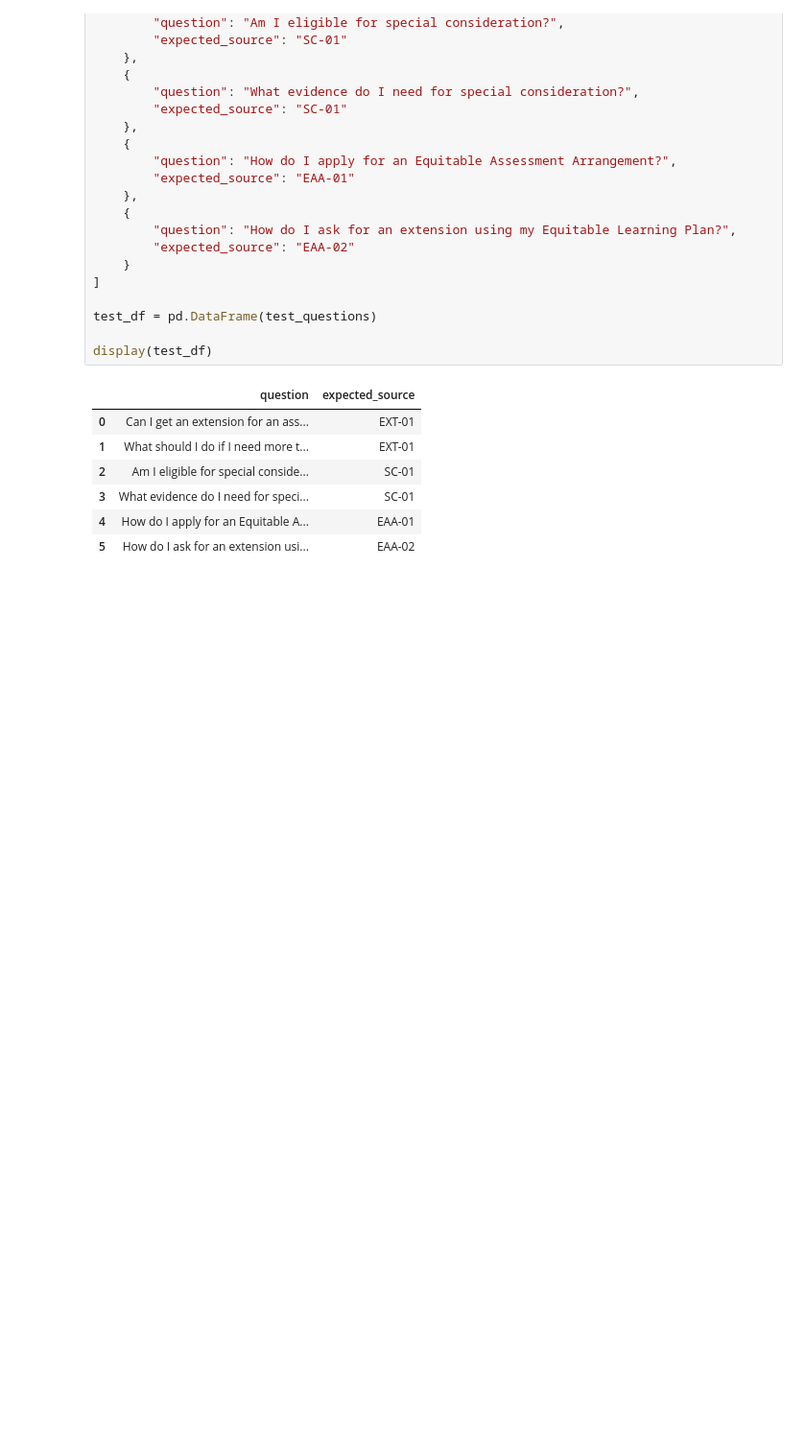
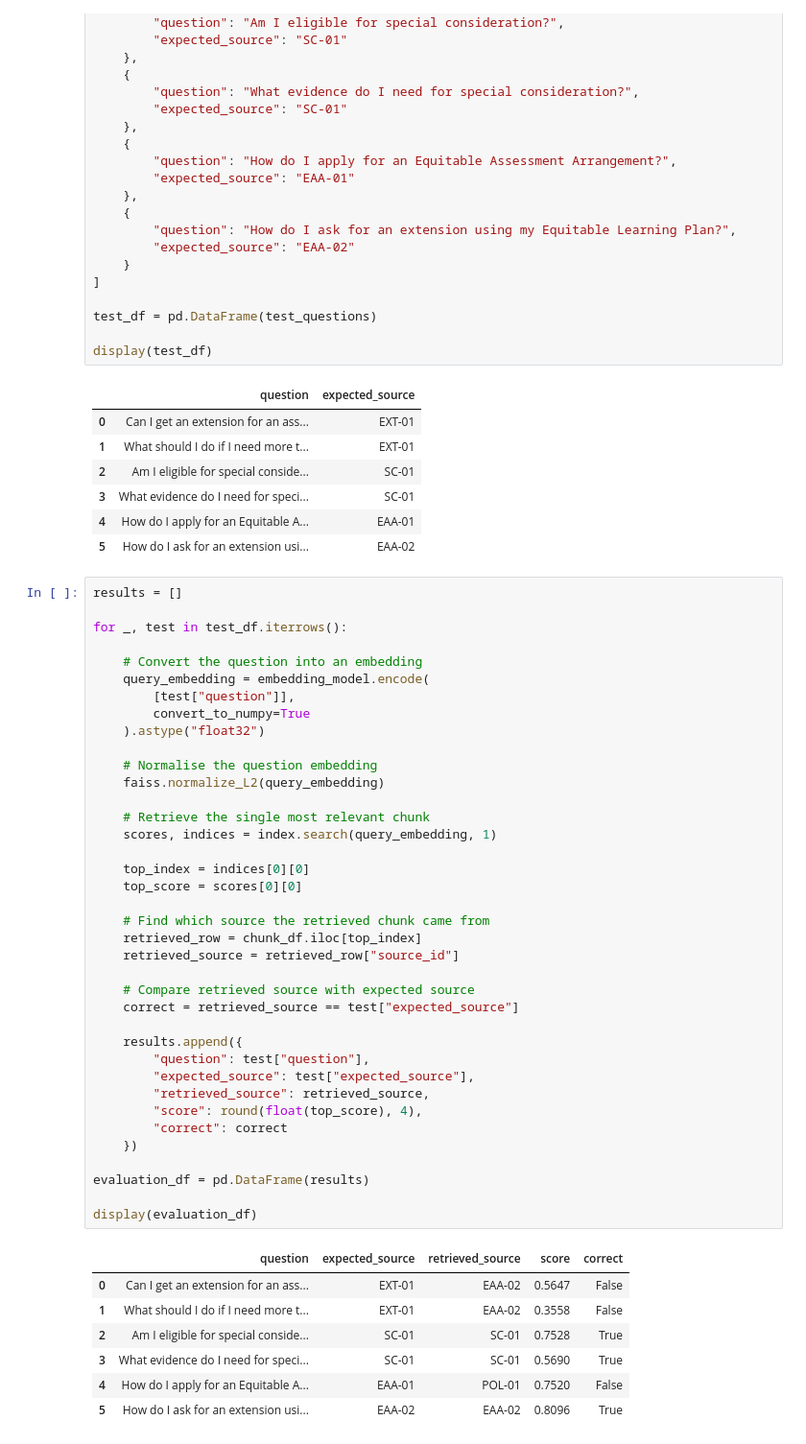
Before and after one commit to S4199668/walert-group64, a Jupyter notebook: version_2/Final_1.ipynb, the cells around one changed output. Shown at 96% size. Cells and saved outputs as stored; diff of their text form; blank space fills up the shorter version.

Commit message:
Add retrieval evaluation metrics
Evaluate FAISS retrieval using Top-1, Top-3 and Top-5 accuracy across test questions.

```diff
--- a/version_2/Final_1.ipynb
+++ b/version_2/Final_1.ipynb
@@ -1414,3 +1414,49 @@ display(test_df)
 | 3 | What evidence do I need for speci... | SC-01 |
 | 4 | How do I apply for an Equitable A... | EAA-01 |
 | 5 | How do I ask for an extension usi... | EAA-02 |
+# %%
+results = []
+
+for _, test in test_df.iterrows():
+
+    # Convert the question into an embedding
+    query_embedding = embedding_model.encode(
+        [test["question"]],
+        convert_to_numpy=True
+    ).astype("float32")
+
+    # Normalise the question embedding
+    faiss.normalize_L2(query_embedding)
+
+    # Retrieve the single most relevant chunk
+    scores, indices = index.search(query_embedding, 1)
+
+    top_index = indices[0][0]
+    top_score = scores[0][0]
+
+    # Find which source the retrieved chunk came from
+    retrieved_row = chunk_df.iloc[top_index]
+    retrieved_source = retrieved_row["source_id"]
+
+    # Compare retrieved source with expected source
+    correct = retrieved_source == test["expected_source"]
+
+    results.append({
+        "question": test["question"],
+        "expected_source": test["expected_source"],
+        "retrieved_source": retrieved_source,
+        "score": round(float(top_score), 4),
+        "correct": correct
+    })
+
+evaluation_df = pd.DataFrame(results)
+
+display(evaluation_df)
+# %% [output]
+|  | question | expected_source | retrieved_source | score | correct |
+| 0 | Can I get an extension for an ass... | EXT-01 | EAA-02 | 0.5647 | False |
+| 1 | What should I do if I need more t... | EXT-01 | EAA-02 | 0.3558 | False |
+| 2 | Am I eligible for special conside... | SC-01 | SC-01 | 0.7528 | True |
+| 3 | What evidence do I need for speci... | SC-01 | SC-01 | 0.5690 | True |
+| 4 | How do I apply for an Equitable A... | EAA-01 | POL-01 | 0.7520 | False |
+| 5 | How do I ask for an extension usi... | EAA-02 | EAA-02 | 0.8096 | True |
```
Also changed, not shown: parts of 4 cells of this notebook.
